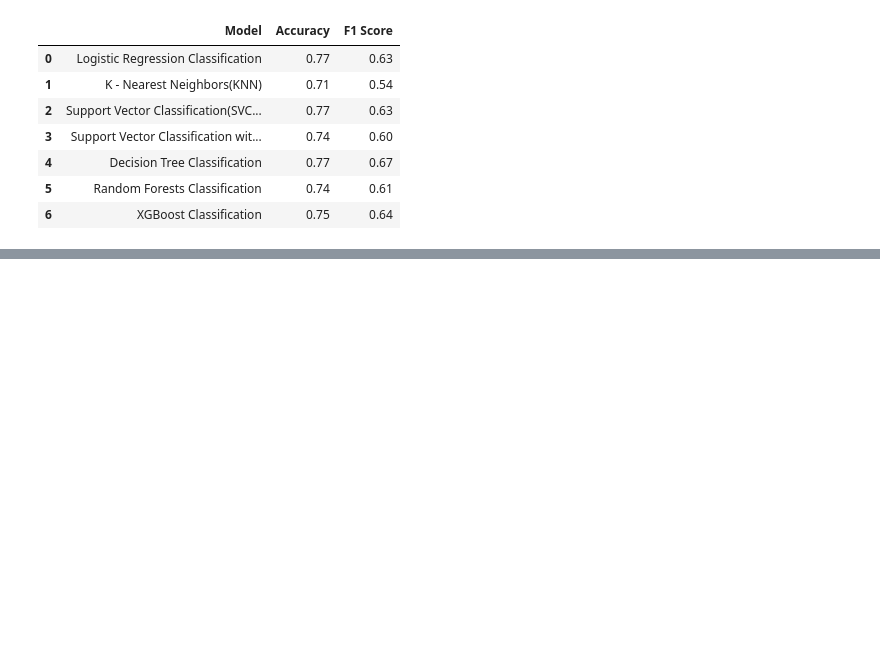
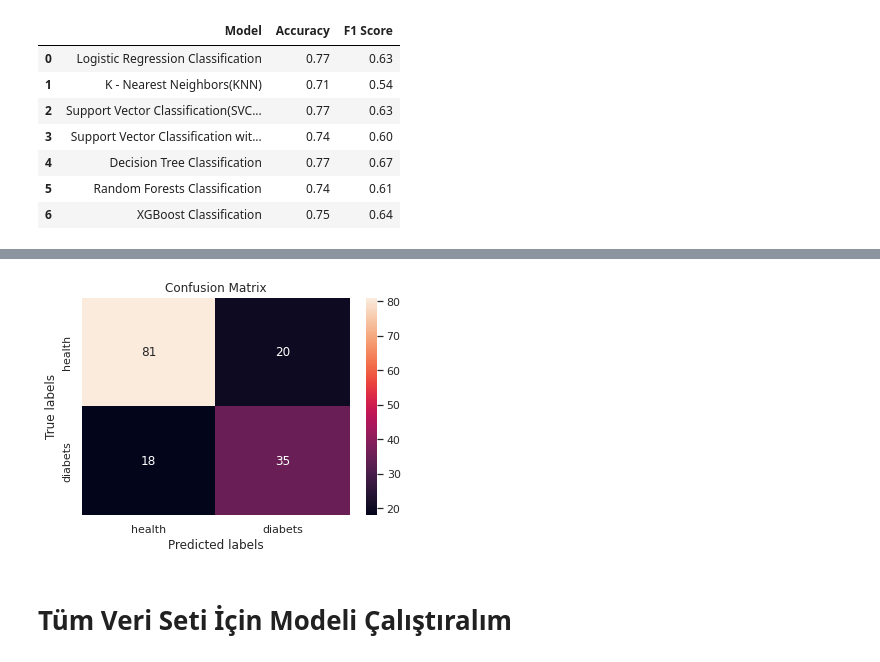
Before and after one commit to Barissdal/Diabets_Prediction_Models, a Jupyter notebook: Diabets_Prediction.ipynb, the cells around one changed output, grey strips where cells are left out. Drawn from its saved outputs; the diff is of its cells as text; code cells hidden in the pictures; blank space fills up the shorter version.

```diff
--- a/Diabets_Prediction.ipynb
+++ b/Diabets_Prediction.ipynb
@@ -1163,0 +1227,7 @@ result
+# %%
+# Adam optimizer with learning rate of 0.001
+optimizer = Adam(lr=0.001)
+model.compile(optimizer, loss='categorical_crossentropy', metrics=['accuracy'])
+
+# Train the model
+model.fit(train_x, train_y, verbose=1, batch_size=5, epochs=50)
@@ -1163,0 +1264,4 @@ result
+# %%
+#Predict test data
+pred_y = model.predict(test_x)
+pred_y
@@ -1163,0 +1286,6 @@ result
+# %%
+# Actual and predicted value
+actual = np.argmax(test_y,axis=1)
+predicted = np.argmax(pred_y,axis=1)
+print(f"Actual: {actual}")
+print(f"Predicted: {predicted}")
@@ -1163,0 +1303,3 @@ result
+# %%
+cm = confusion_matrix(actual,predicted)
+print(classification_report(actual,predicted))
@@ -1163,0 +1315,12 @@ result
+# %%
+ax= plt.subplot()
+sns.heatmap(cm, annot=True, fmt='g', ax=ax);  #annot=True to annotate cells, ftm='g' to disable scientific notation
+
+# labels, title and ticks
+ax.set_xlabel('Predicted labels');ax.set_ylabel('True labels');
+ax.set_title('Confusion Matrix');
+ax.xaxis.set_ticklabels(['health', 'diabets']); ax.yaxis.set_ticklabels(['health', 'diabets']);
+# %% [output]
+[figure, added]
+# %% [markdown]
+# Tüm Veri Seti İçin Modeli Çalıştıralım
```
Also changed, not shown: parts of 33 cells of this notebook.
